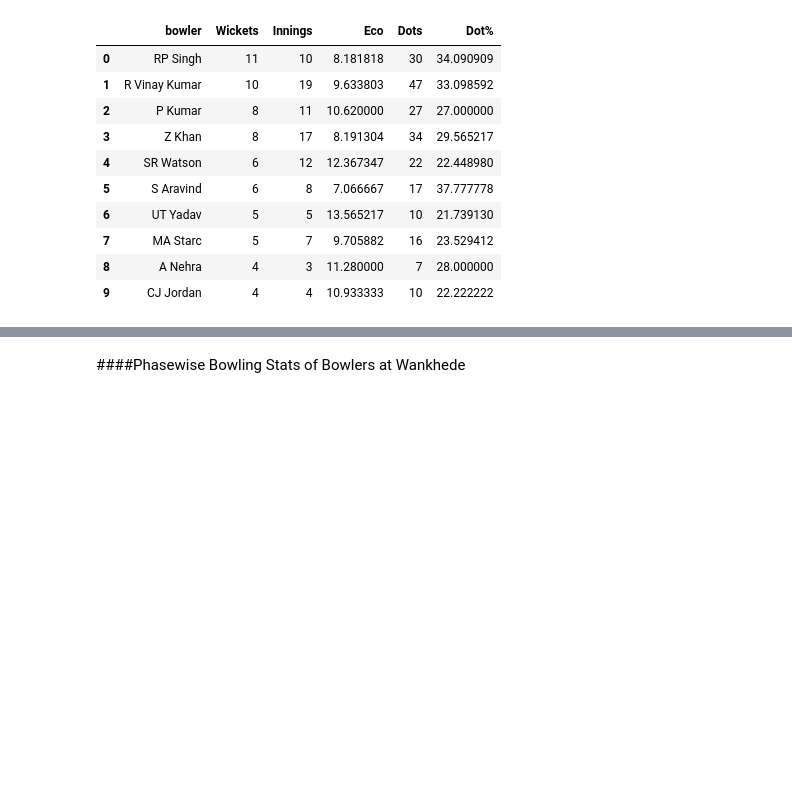
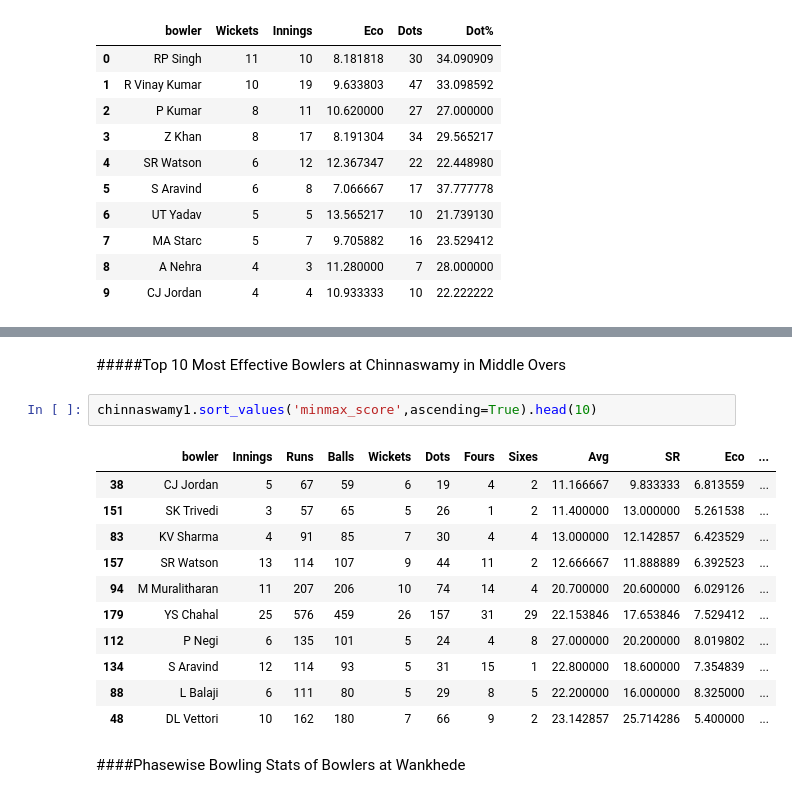
Before and after one commit to MahimnaDarji/Cricket-Analysis, a Jupyter notebook: IPL_Stats_Analysis(Bowling).ipynb, the cells around one changed output, grey strips where cells are left out. Drawn from its saved outputs; the diff is of its cells as text; blank space fills up the shorter version.

```diff
--- a/IPL_Stats_Analysis(Bowling).ipynb
+++ b/IPL_Stats_Analysis(Bowling).ipynb
@@ -854,3 +898,19 @@ chinnaswamydo.head(10)
+# %% [markdown]
+#####Top 10 Most Effective Bowlers at Chinnaswamy in Middle Overs
+# %%
+chinnaswamy1.sort_values('minmax_score',ascending=True).head(10)
+# %% [output]
+|  | bowler | Innings | Runs | Balls | Wickets | Dots | Fours | Sixes | Avg | SR | Eco | ... |
+| 38 | CJ Jordan | 5 | 67 | 59 | 6 | 19 | 4 | 2 | 11.166667 | 9.833333 | 6.813559 | ... |
+| 151 | SK Trivedi | 3 | 57 | 65 | 5 | 26 | 1 | 2 | 11.400000 | 13.000000 | 5.261538 | ... |
+| 83 | KV Sharma | 4 | 91 | 85 | 7 | 30 | 4 | 4 | 13.000000 | 12.142857 | 6.423529 | ... |
+| 157 | SR Watson | 13 | 114 | 107 | 9 | 44 | 11 | 2 | 12.666667 | 11.888889 | 6.392523 | ... |
+| 94 | M Muralitharan | 11 | 207 | 206 | 10 | 74 | 14 | 4 | 20.700000 | 20.600000 | 6.029126 | ... |
+| 179 | YS Chahal | 25 | 576 | 459 | 26 | 157 | 31 | 29 | 22.153846 | 17.653846 | 7.529412 | ... |
+| 112 | P Negi | 6 | 135 | 101 | 5 | 24 | 4 | 8 | 27.000000 | 20.200000 | 8.019802 | ... |
+| 134 | S Aravind | 12 | 114 | 93 | 5 | 31 | 15 | 1 | 22.800000 | 18.600000 | 7.354839 | ... |
+| 88 | L Balaji | 6 | 111 | 80 | 5 | 29 | 8 | 5 | 22.200000 | 16.000000 | 8.325000 | ... |
+| 48 | DL Vettori | 10 | 162 | 180 | 7 | 66 | 9 | 2 | 23.142857 | 25.714286 | 5.400000 | ... |
 # %% [markdown]
 ####Phasewise Bowling Stats of Bowlers at Wankhede
 # %%
```
Also changed, not shown: parts of 23 cells of this notebook.
